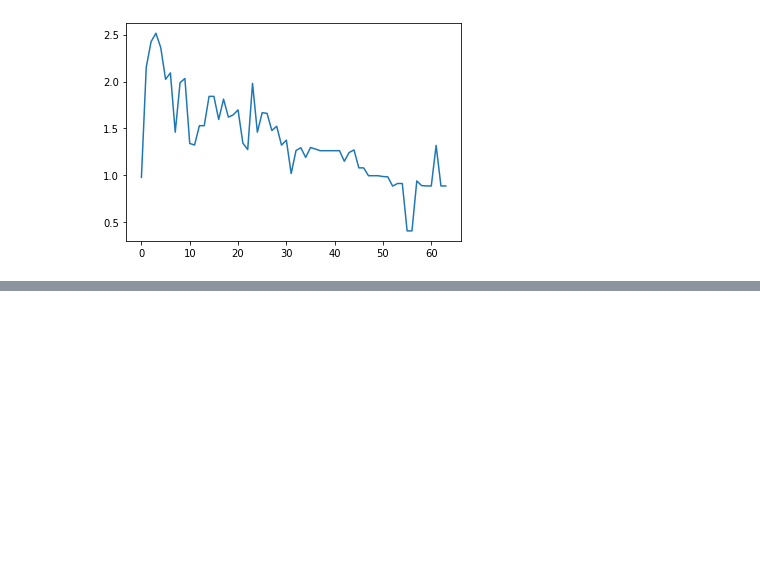
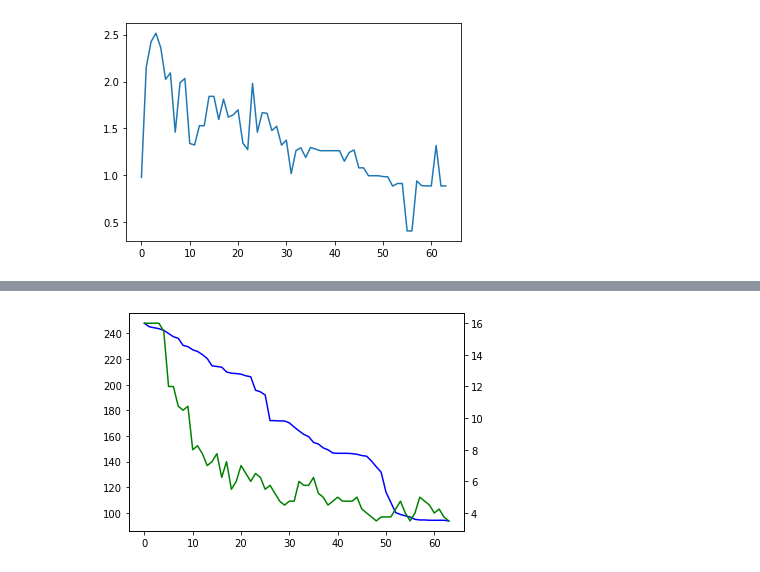
Before and after one commit to alvitawa/bigsim, a Jupyter notebook: Visualize.ipynb, the cells around one changed output, grey strips where cells are left out. Cells and saved outputs as stored; diff of their text form; code cells hidden in the pictures; blank space fills up the shorter version.

```diff
--- a/Visualize.ipynb
+++ b/Visualize.ipynb
@@ -47,0 +66,11 @@ plt.plot(x, ssen)
+# %%
+s, bc, sc, ss = stats_to_numpy(stats, pars)
+x = np.arange(s)
+# %%
+fig, ax = plt.subplots(1, 1)
+ax.plot(x, bc.mean(axis=0), c='b')
+ax2 = ax.twinx()
+ax2.plot(x, sc.mean(axis=0), c='g')
+plt.show()
+# %% [output]
+[figure, added]
```
Also changed, not shown: parts of 7 cells of this notebook.
